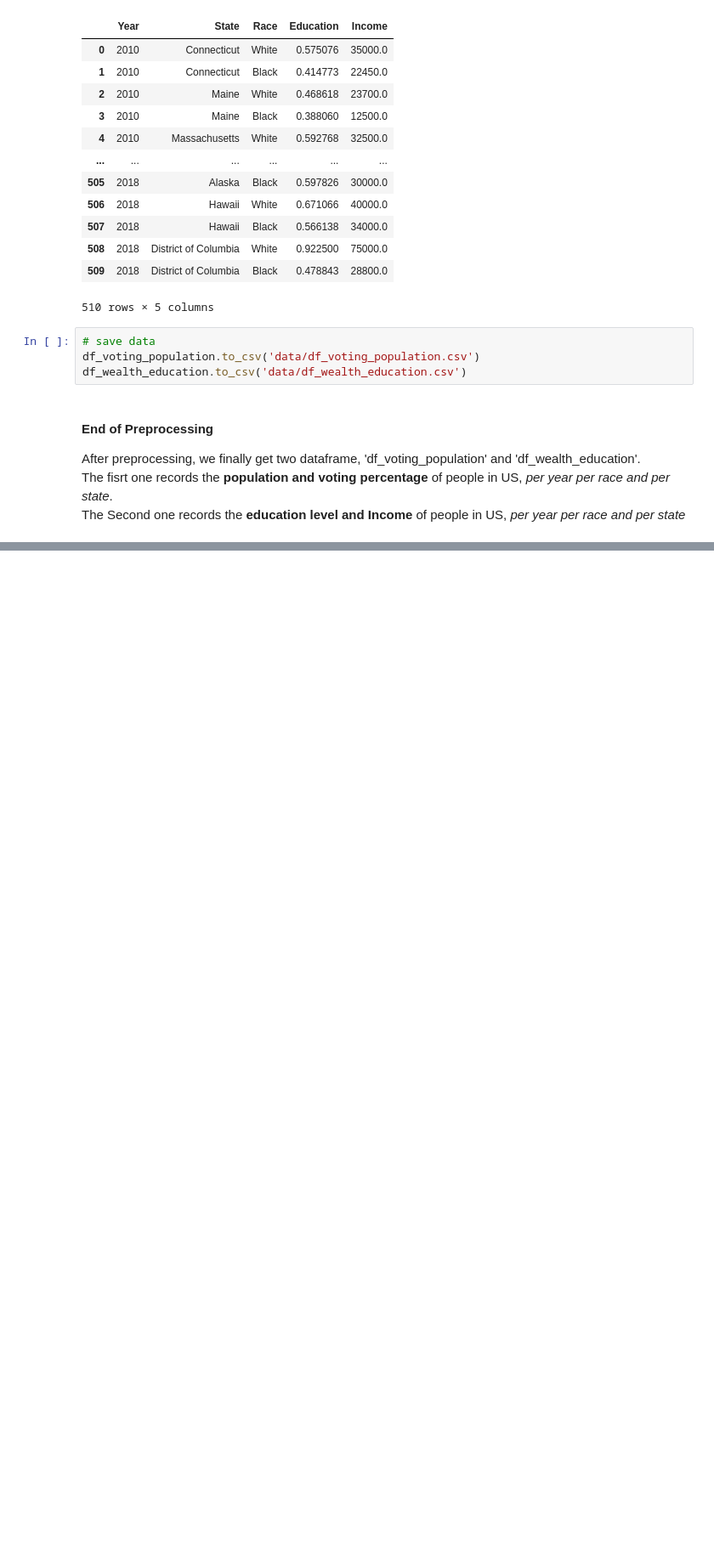
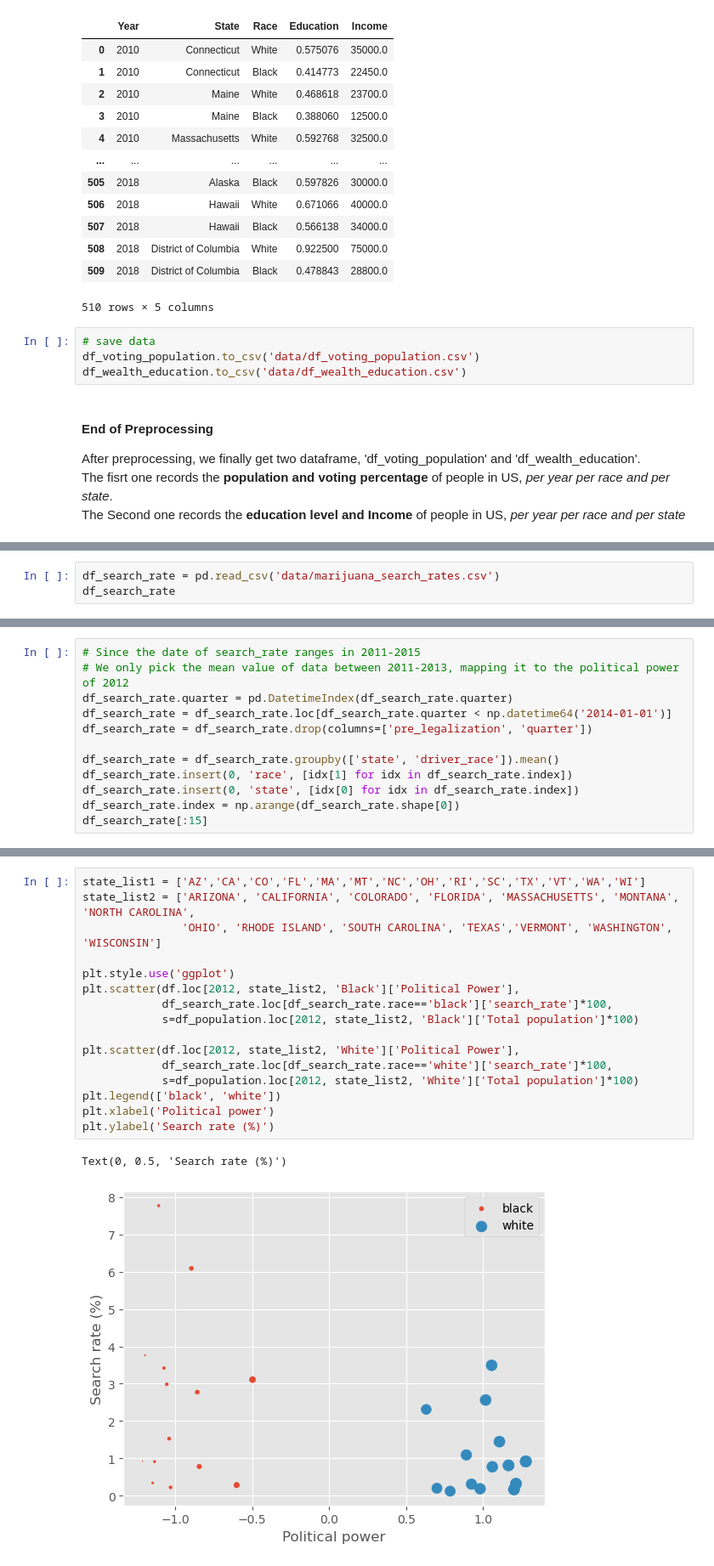
Before and after one commit to yljblues/ADA2020, a Jupyter notebook: main.ipynb, the cells around one changed output, grey strips where cells are left out. Shown at 85% size. Cells and saved outputs as stored; diff of their text form; blank space fills up the shorter version.

```diff
--- a/main.ipynb
+++ b/main.ipynb
@@ -225,0 +336,3 @@ The Second one records the **education level and Income** of people in US, *per
+# %%
+df_search_rate = pd.read_csv('data/marijuana_search_rates.csv')
+df_search_rate
@@ -225,0 +353,12 @@ The Second one records the **education level and Income** of people in US, *per
+# %%
+# Since the date of search_rate ranges in 2011-2015
+# We only pick the mean value of data between 2011-2013, mapping it to the political power of 2012
+df_search_rate.quarter = pd.DatetimeIndex(df_search_rate.quarter)
+df_search_rate = df_search_rate.loc[df_search_rate.quarter < np.datetime64('2014-01-01')]
+df_search_rate = df_search_rate.drop(columns=['pre_legalization', 'quarter'])
+
+df_search_rate = df_search_rate.groupby(['state', 'driver_race']).mean()
+df_search_rate.insert(0, 'race', [idx[1] for idx in df_search_rate.index])
+df_search_rate.insert(0, 'state', [idx[0] for idx in df_search_rate.index])
+df_search_rate.index = np.arange(df_search_rate.shape[0])
+df_search_rate[:15]
@@ -225,0 +382,19 @@ The Second one records the **education level and Income** of people in US, *per
+# %%
+state_list1 = ['AZ','CA','CO','FL','MA','MT','NC','OH','RI','SC','TX','VT','WA','WI']
+state_list2 = ['ARIZONA', 'CALIFORNIA', 'COLORADO', 'FLORIDA', 'MASSACHUSETTS', 'MONTANA', 'NORTH CAROLINA',
+               'OHIO', 'RHODE ISLAND', 'SOUTH CAROLINA', 'TEXAS','VERMONT', 'WASHINGTON', 'WISCONSIN']
+
+plt.style.use('ggplot')
+plt.scatter(df.loc[2012, state_list2, 'Black']['Political Power'],
+            df_search_rate.loc[df_search_rate.race=='black']['search_rate']*100,
+            s=df_population.loc[2012, state_list2, 'Black']['Total population']*100)
+
+plt.scatter(df.loc[2012, state_list2, 'White']['Political Power'],
+            df_search_rate.loc[df_search_rate.race=='white']['search_rate']*100,
+            s=df_population.loc[2012, state_list2, 'White']['Total population']*100)
+plt.legend(['black', 'white'])
+plt.xlabel('Political power')
+plt.ylabel('Search rate (%)')
+# %% [output]
+Text(0, 0.5, 'Search rate (%)')
+[figure, added]
```
Also changed, not shown: parts of 14 cells of this notebook.
